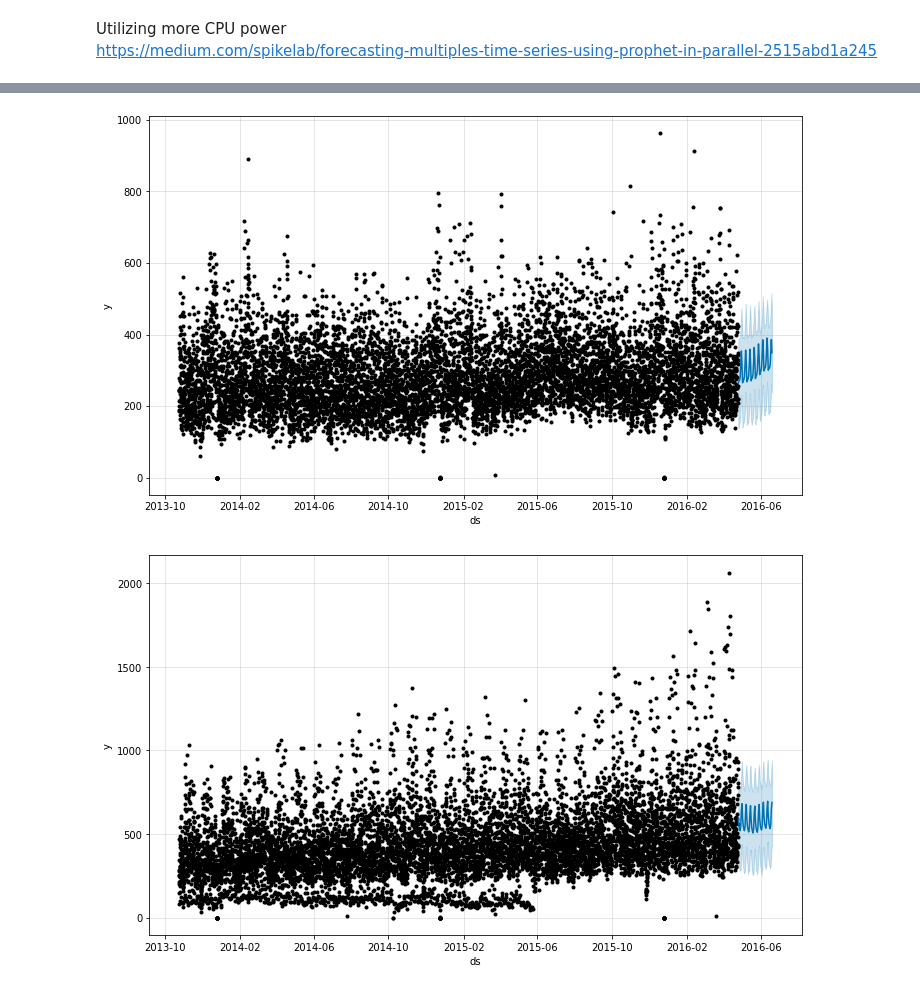
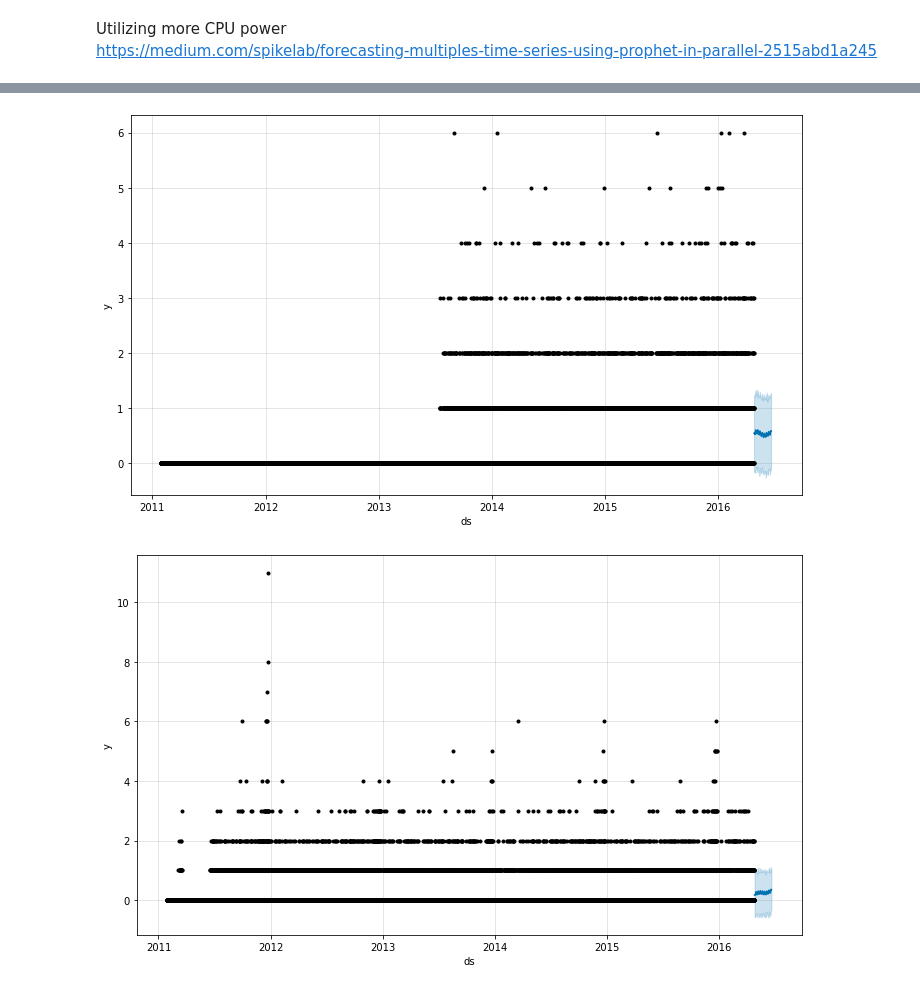
Before and after one commit to fstseng/M5_Forecast, a Jupyter notebook: Roc.ipynb, the cells around one changed output, grey strips where cells are left out. Saved outputs shown, nothing was run; the diff lists cells and outputs as text; code cells hidden in the pictures.

```diff
--- a/Roc.ipynb
+++ b/Roc.ipynb
@@ -33,10 +33,10 @@ sales_train_validation_melt = pd.melt(sales_train_validation, id_vars=['id', 'it
 sales_train_validation_melt['d_num'] = sales_train_validation_melt.d.str.split('_', n=1, expand=True)[1].astype(int)
 
 # reduce the dataframe size to start from Day1000(to avoid memory error), later can adjust to earlier day if permitted
-sales_train_validation_melt_1000 = sales_train_validation_melt[sales_train_validation_melt.d_num > 999]
+#sales_train_validation_melt_1000 = sales_train_validation_melt[sales_train_validation_melt.d_num > 999]
 
 # bringing in calendar dataframe joining on d column
-sales_cal_join = pd.merge(sales_train_validation_melt_1000, calendar, on='d')
+sales_cal_join = pd.merge(sales_train_validation_melt, calendar, on='d')
 
 # joining price into the dataframe
-sales_cal_price_join = pd.merge(sales_cal_join, sell_prices, on=['store_id','item_id', 'wm_yr_wk'] )
+#sales_cal_price_join = pd.merge(sales_cal_join, sell_prices, on=['store_id','item_id', 'wm_yr_wk'] )
@@ -99,8 +63,9 @@ prophet_group.head()
 # %%
 %%time
-dept_list = prophet_group.dept_id.unique()
-for i in np.arange(2):
-    f = run_prophet(prophet_group[prophet_group['dept_id']==dept_list[i]][['date','demand']].rename(columns={"date": "ds", "demand": "y"}))
+# Run 3 items and visualize the predictions
+item_list = prophet_df.item_id.unique()
+for i in np.arange(3):
+    f = run_prophet(prophet_df[prophet_df['item_id']==item_list[i]][['date','demand']].rename(columns={"date": "ds", "demand": "y"}))
     print(dept_list[i])
     i+=1
 # %% [output]
@@ -110,2 +76,2 @@ Wall time: 13.4 s
-[figure, old version]
+[figure, new version]
-[figure, old version]
+[figure, new version]
```
Also changed, not shown: parts of 44 cells of this notebook.
